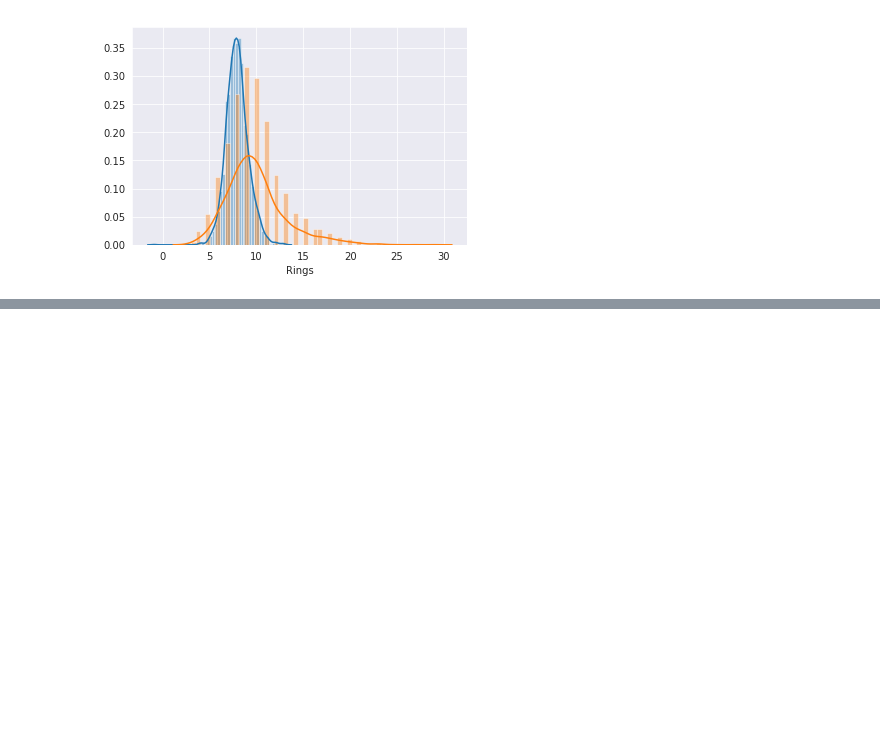
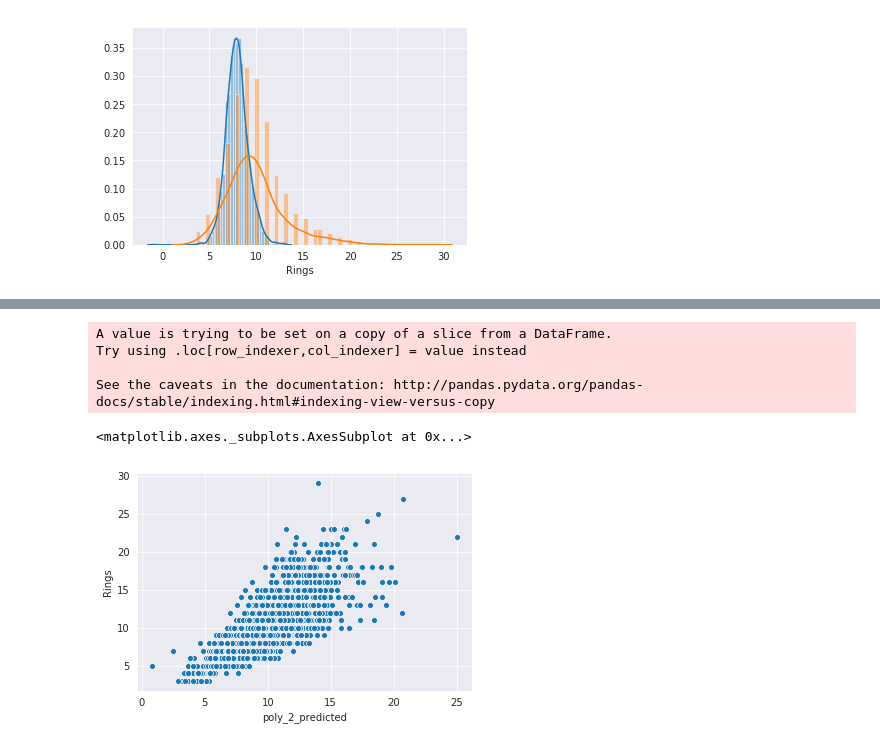
Before and after one commit to NGarb/UCI_sets, a Jupyter notebook: Project1_Abalone.ipynb, the cells around one changed output, grey strips where cells are left out. Drawn from its saved outputs; the diff is of its cells as text; code cells hidden in the pictures; blank space fills up the shorter version.

```diff
--- a/Project1_Abalone.ipynb
+++ b/Project1_Abalone.ipynb
@@ -294,0 +367,16 @@ sns.distplot(train_df['Rings'])
+# %%
+#plot what model fit looks like
+train_df['poly_2_predicted']=poly_predicted
+
+sns.scatterplot(x="poly_2_predicted", y="Rings", data=train_df)
+
+#https://stats.stackexchange.com/questions/104622/what-does-an-actual-vs-fitted-graph-tell-us
+
+#goodness of fit is weak. lets move away from regression
+# %% [output]
+A value is trying to be set on a copy of a slice from a DataFrame.
+Try using .loc[row_indexer,col_indexer] = value instead
+
+See the caveats in the documentation: http://pandas.pydata.org/pandas-docs/stable/indexing.html#indexing-view-versus-copy
+<matplotlib.axes._subplots.AxesSubplot at 0x...>
+[figure, added]
```
Also changed, not shown: parts of 6 cells of this notebook.
